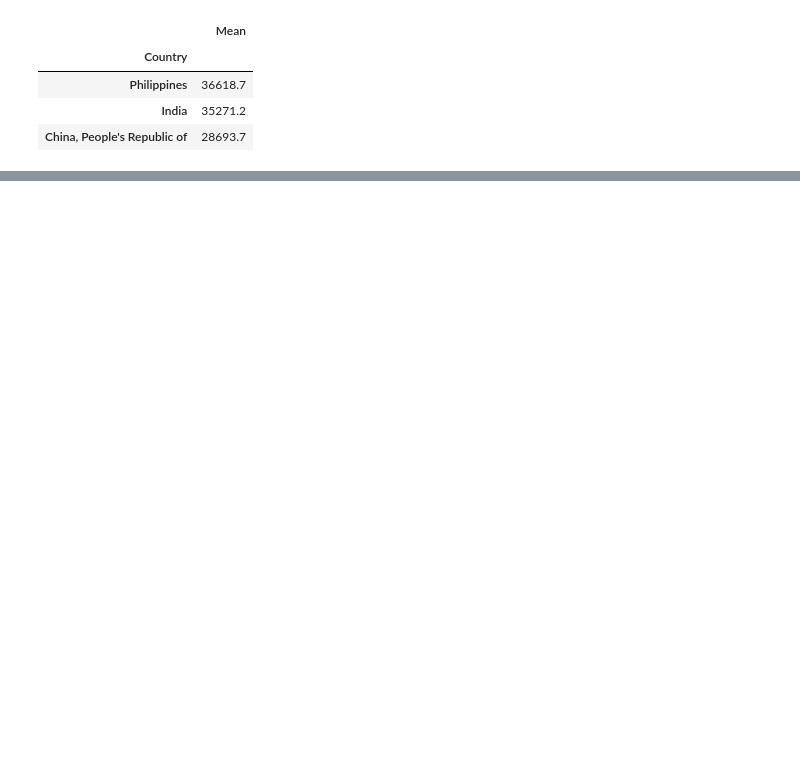
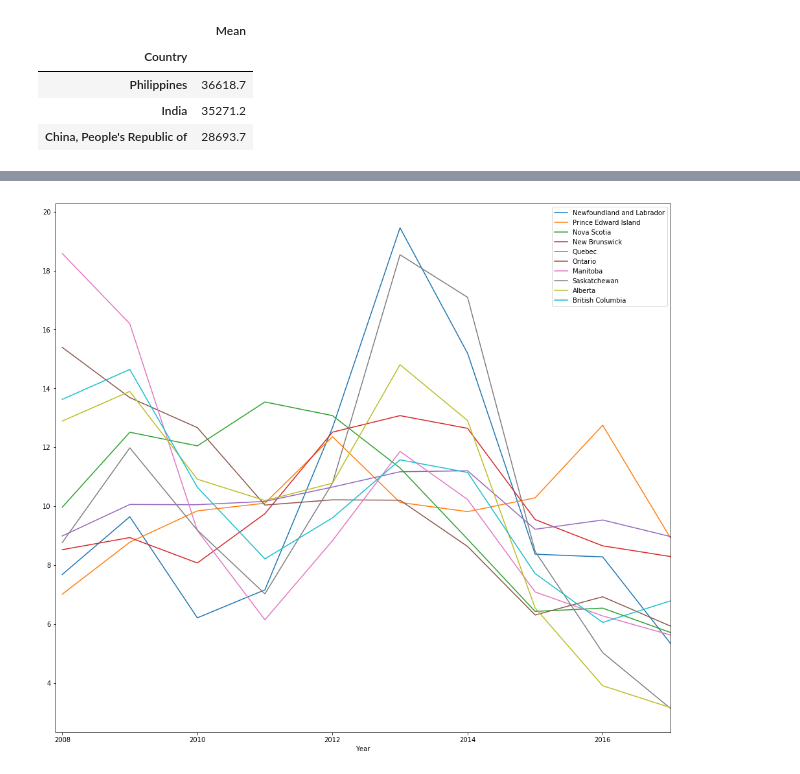
Before and after one commit to Sbagni/Data-Analysis, a Jupyter notebook: Analysis/Canada_analysis.ipynb, the cells around one changed output, grey strips where cells are left out. Cells and saved outputs as stored; diff of their text form; code cells hidden in the pictures; blank space fills up the shorter version.

```diff
--- a/Analysis/Canada_analysis.ipynb
+++ b/Analysis/Canada_analysis.ipynb
@@ -82,3 +123,9 @@ group_mean_df.sort_values("Mean", ascending = False).head(3)
 | Philippines | 36618.7 |
 | India | 35271.2 |
 | China, People's Republic of | 28693.7 |
+# %%
+#third dataframe
+df_canada_destination = pd.read_csv("../Dataset/IRCC_FF_TR_2017_08_CSV_destination.csv", encoding="ISO-8859-1")
+df_canada_destination = df_canada_destination.rename(columns={"Unnamed: 0": "Province"})
+df_canada_destination= df_canada_destination.drop(df_canada_destination.index[[10,11,12,13]])
+df_canada_destination
@@ -84,0 +144,7 @@ group_mean_df.sort_values("Mean", ascending = False).head(3)
+# %%
+#df_canada_destination.transpose()[2:].reset_index().apply(pd.to_numeric, errors="ignore").plot(x = "index")
+calc_df_canada =df_canada_destination.transpose()[2:].reset_index().apply(pd.to_numeric, errors="ignore")
+# del calc_df_canada[10]
+# del calc_df_canada[11]
+# del calc_df_canada[12]
+# del calc_df_canada[13]
@@ -84,0 +165,7 @@ group_mean_df.sort_values("Mean", ascending = False).head(3)
+# %%
+for x in range(0,10):
+    sumNew = calc_df_canada[x].sum()
+    calc_df_canada[x] = (calc_df_canada[x]/sumNew)*100
+# %%
+calc_df_canada["Mean"] = calc_df_canada.sum()
+calc_df_canada
@@ -84,0 +184,10 @@ group_mean_df.sort_values("Mean", ascending = False).head(3)
+# %%
+calc_df_canada.plot(x = "index",figsize=(17,15))
+
+plt.xlabel("Year")
+red_patch = ["a"]
+plt.legend(df_canada_destination["Province"],loc="best")
+plt.xlim(2007.9,2017)
+plt.show()
+# %% [output]
+[figure, added]
```
Also changed, not shown: parts of 14 cells of this notebook, 4 other files.
